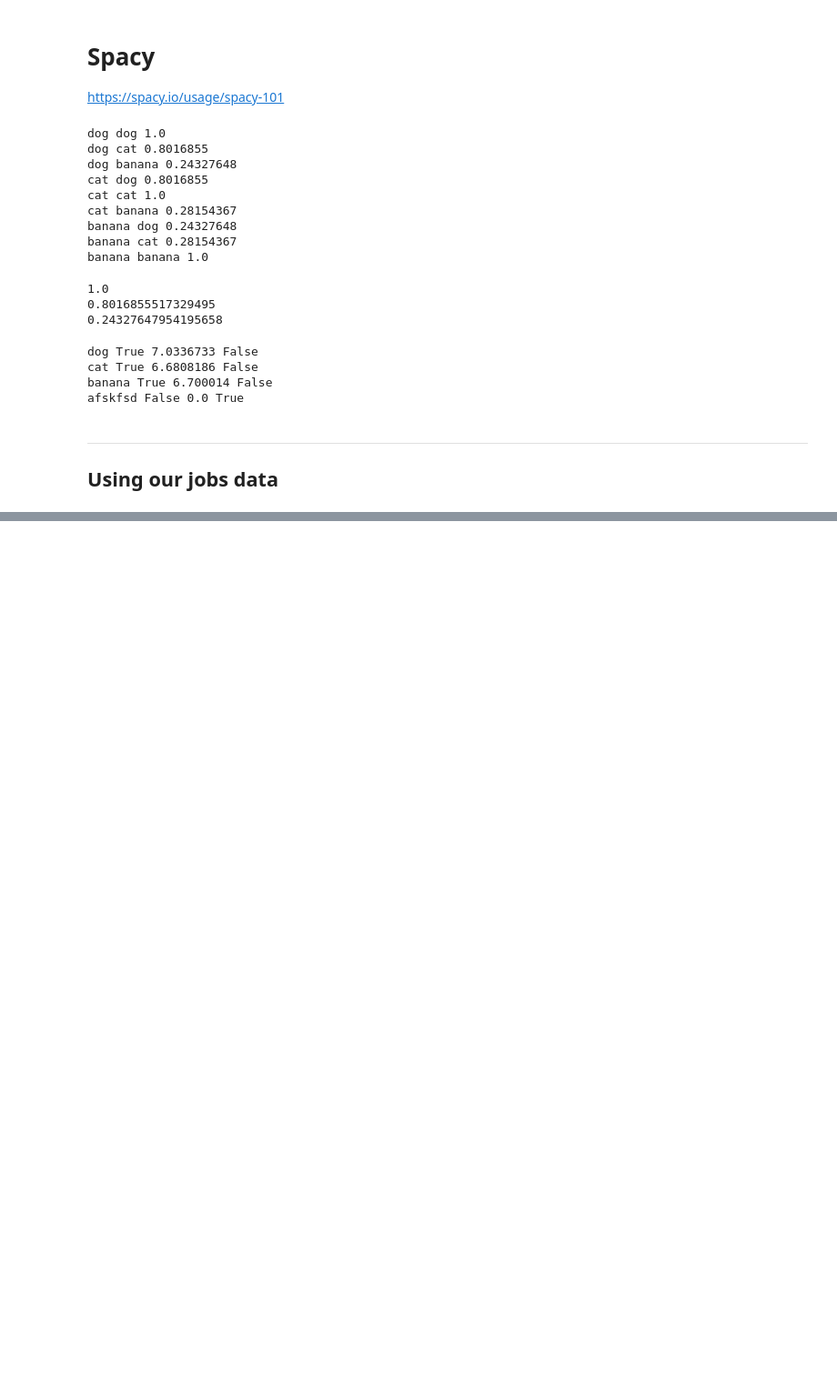
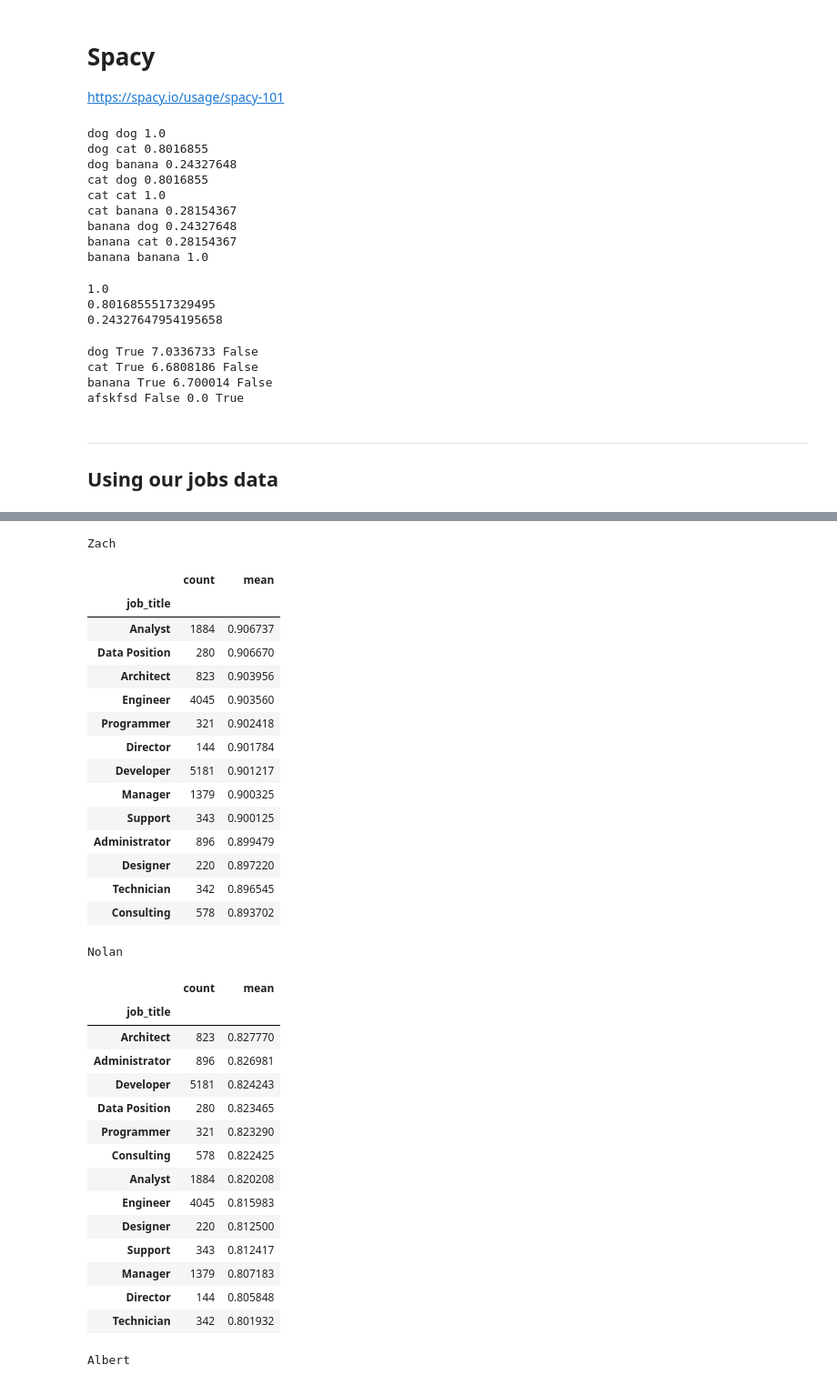
Before and after one commit to zach-brown-18/check-your-tech-profile, a Jupyter notebook: code/Spacy.ipynb, the cells around one changed output, grey strips where cells are left out. Shown at 91% size. Drawn from its saved outputs; the diff is of its cells as text; code cells hidden in the pictures; blank space fills up the shorter version.

Commit message:
KNN model complete. Formatted all recommender system notebooks.

```diff
--- a/code/Spacy.ipynb
+++ b/code/Spacy.ipynb
@@ -186,11 +149,5 @@ zach_scores.groupby('job_title').agg(['count', 'mean'])['sim_score'].sort_values
 # %%
-# Load in profile data to test the similarity score
-profile_data_nolan = pd.read_csv('../data/linkedin/test-output/Nolan_LinkedInData_12-16-2020.csv')
-
-profile_data_nolan['text'] = profile_data_nolan['Titles'] + ' ' \
-                        + profile_data_nolan['Skills'] + ' ' \
-                        + profile_data_nolan['Summary'] + ' ' \
-                        + profile_data_nolan['Education']
-
-profile_data_nolan['text'][0]
+# Reading in Nolan's linkedin profile data.
+profile_data_nolan = gather_profile_data('../data/linkedin/test-output/Nolan_LinkedInData_12-16-2020.csv')
+profile_data_nolan
 # %% [output]
@@ -314,0 +156,4 @@ df.tail(10)
+# %%
+# Reading in Nolan's linkedin profile data.
+profile_data_albert = gather_profile_data('../data/linkedin/test-output/Albert_LinkedInData.csv')
+profile_data_albert
@@ -314,0 +163,52 @@ df.tail(10)
+# %%
+# Calculate scores
+zach_scores = get_recommendations(profile_data_zach)
+nolan_scores = get_recommendations(profile_data_nolan)
+albert_scores = get_recommendations(profile_data_albert)
+# %%
+# Group by job title
+zachs_recommendations = zach_scores.groupby('job_title').agg(['count', 'mean'])['sim_score'].sort_values('mean', ascending=False)
+nolans_recommendations = nolan_scores.groupby('job_title').agg(['count', 'mean'])['sim_score'].sort_values('mean', ascending=False)
+alberts_recommendations = albert_scores.groupby('job_title').agg(['count', 'mean'])['sim_score'].sort_values('mean', ascending=False)
+# %%
+# Credit for notebook styling: https://blog.softhints.com/display-two-pandas-dataframes-side-by-side-jupyter-notebook/
+df1_styler = zachs_recommendations.style.set_table_attributes("style='display:inline'").set_caption('Zach')
+df2_styler = nolans_recommendations.style.set_table_attributes("style='display:inline'").set_caption('Nolan')
+df3_styler = alberts_recommendations.style.set_table_attributes("style='display:inline'").set_caption('Albert')
+
+space = "\xa0" * 10
+display_html(df1_styler._repr_html_() + space + df2_styler._repr_html_() + space + df3_styler._repr_html_(), raw=True)
+# %% [output]
+Zach
+|  | count | mean |
+| job_title |  |  |
+| Analyst | 1884 | 0.906737 |
+| Data Position | 280 | 0.906670 |
+| Architect | 823 | 0.903956 |
+| Engineer | 4045 | 0.903560 |
+| Programmer | 321 | 0.902418 |
+| Director | 144 | 0.901784 |
+| Developer | 5181 | 0.901217 |
+| Manager | 1379 | 0.900325 |
+| Support | 343 | 0.900125 |
+| Administrator | 896 | 0.899479 |
+| Designer | 220 | 0.897220 |
+| Technician | 342 | 0.896545 |
+| Consulting | 578 | 0.893702 |
+Nolan
+|  | count | mean |
+| job_title |  |  |
+| Architect | 823 | 0.827770 |
+| Administrator | 896 | 0.826981 |
+| Developer | 5181 | 0.824243 |
+| Data Position | 280 | 0.823465 |
+| Programmer | 321 | 0.823290 |
+| Consulting | 578 | 0.822425 |
+| Analyst | 1884 | 0.820208 |
+| Engineer | 4045 | 0.815983 |
+| Designer | 220 | 0.812500 |
+| Support | 343 | 0.812417 |
+| Manager | 1379 | 0.807183 |
+| Director | 144 | 0.805848 |
+| Technician | 342 | 0.801932 |
+Albert
```
Also changed, not shown: parts of 27 cells of this notebook, 4 other files.
